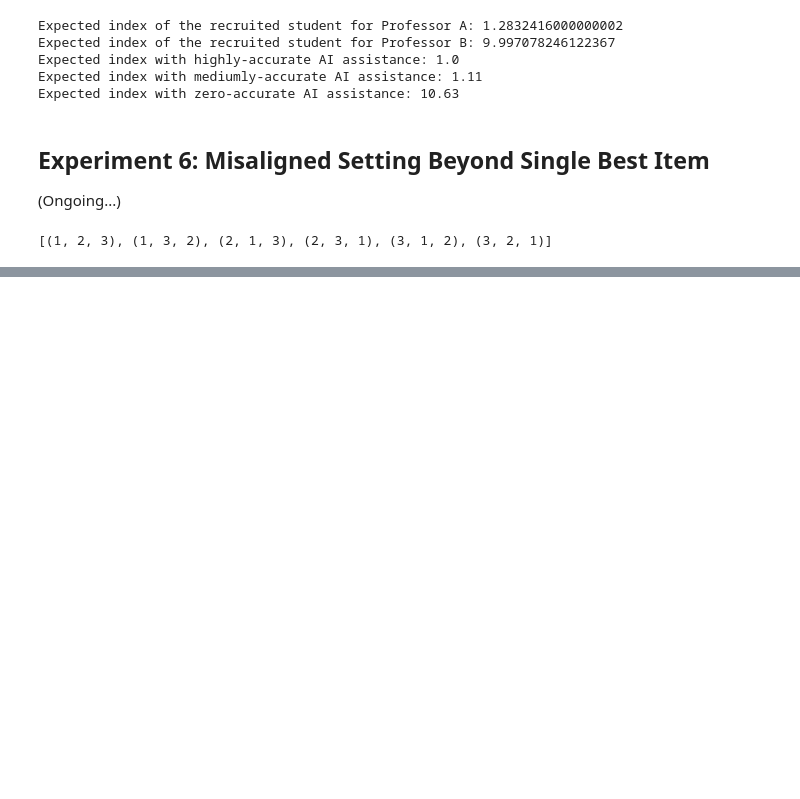
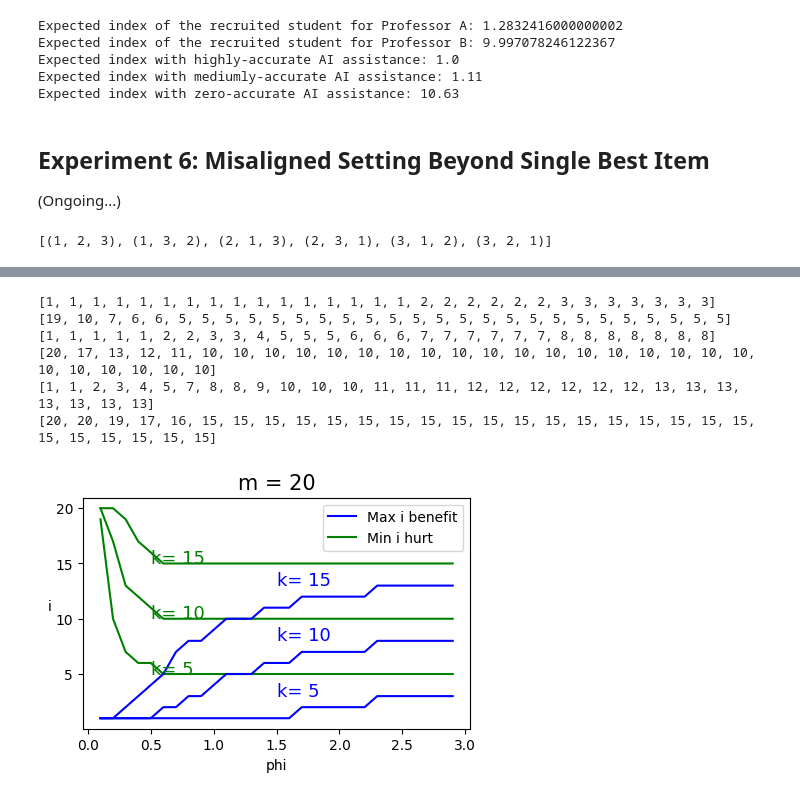
Before and after one commit to sjxer723/Two-List-Problem, a Jupyter notebook: misalignment.ipynb, the cells around one changed output, grey strips where cells are left out. Cells and saved outputs as stored; diff of their text form; code cells hidden in the pictures; blank space fills up the shorter version.

```diff
--- a/misalignment.ipynb
+++ b/misalignment.ipynb
@@ -351,0 +457,13 @@ pi_h_stars = list()
+# %%
+m = 20
+ks = [5, 10, 15]
+max_indices_benefit, min_indices_hurt = index_of_misaligned_get_benefit_hurt(m, ks)
+plot_min_max(m, ks, max_indices_benefit, min_indices_hurt)
+# %% [output]
+[1, 1, 1, 1, 1, 1, 1, 1, 1, 1, 1, 1, 1, 1, 1, 1, 2, 2, 2, 2, 2, 2, 3, 3, 3, 3, 3, 3, 3]
+[19, 10, 7, 6, 6, 5, 5, 5, 5, 5, 5, 5, 5, 5, 5, 5, 5, 5, 5, 5, 5, 5, 5, 5, 5, 5, 5, 5, 5]
+[1, 1, 1, 1, 1, 2, 2, 3, 3, 4, 5, 5, 5, 6, 6, 6, 7, 7, 7, 7, 7, 7, 8, 8, 8, 8, 8, 8, 8]
+[20, 17, 13, 12, 11, 10, 10, 10, 10, 10, 10, 10, 10, 10, 10, 10, 10, 10, 10, 10, 10, 10, 10, 10, 10, 10, 10, 10, 10]
+[1, 1, 2, 3, 4, 5, 7, 8, 8, 9, 10, 10, 10, 11, 11, 11, 12, 12, 12, 12, 12, 12, 13, 13, 13, 13, 13, 13, 13]
+[20, 20, 19, 17, 16, 15, 15, 15, 15, 15, 15, 15, 15, 15, 15, 15, 15, 15, 15, 15, 15, 15, 15, 15, 15, 15, 15, 15, 15]
+[figure, added]
```
Also changed, not shown: parts of 7 cells of this notebook, 6 other files.
